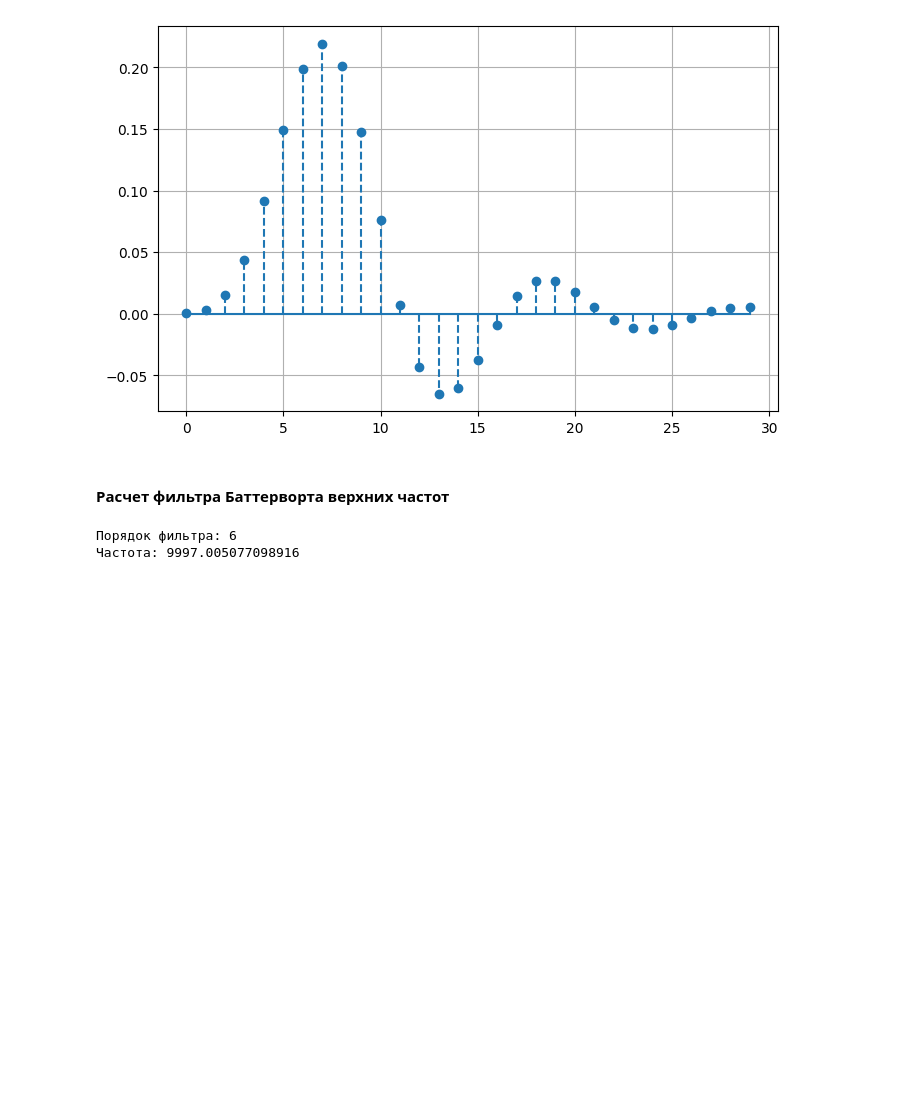
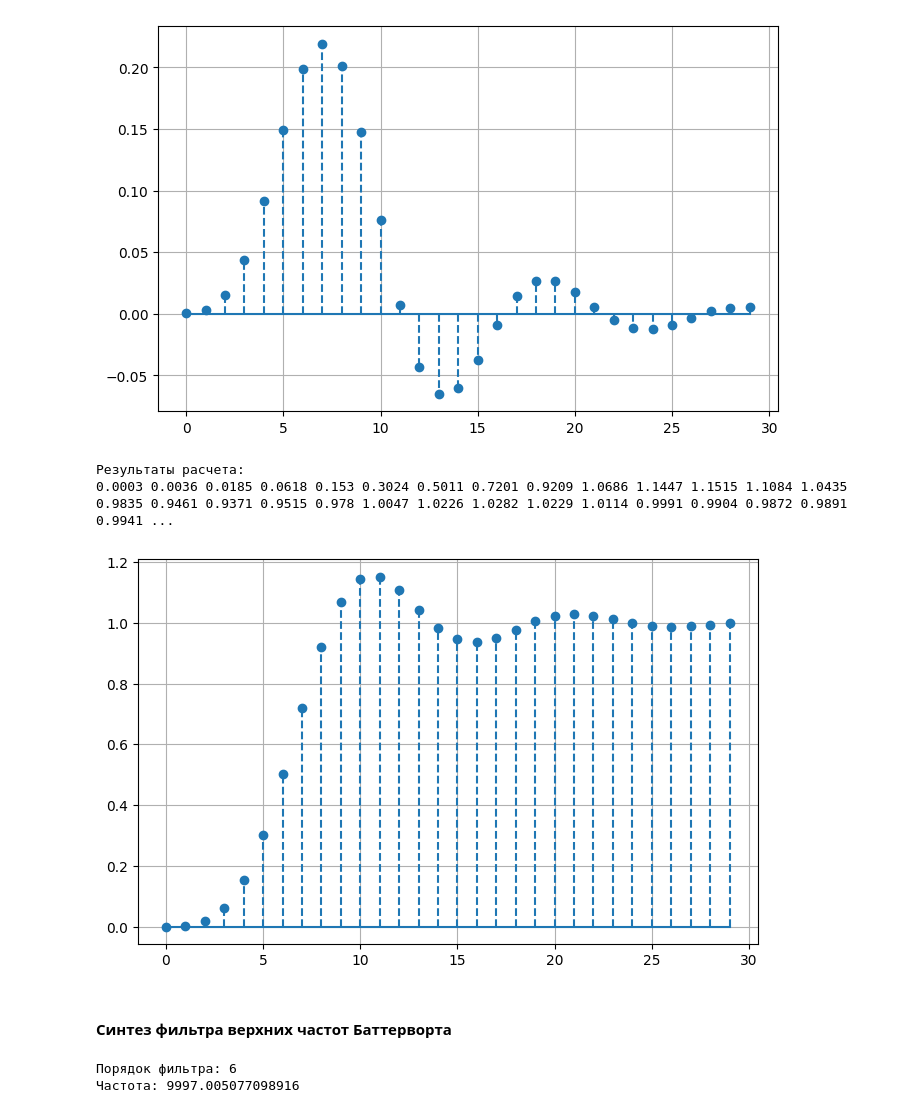
Before and after one commit to sethlearning/DigitalSignalProcessing-II, a Jupyter notebook: Filters/Sinthesyzing/Digital/FilterSynthesizingDigital-1-Butterworth.ipynb, the cells around one changed output. Cells and saved outputs as stored; diff of their text form; code cells hidden in the pictures; blank space fills up the shorter version.

```diff
--- a/Filters/Sinthesyzing/Digital/FilterSynthesizingDigital-1-Butterworth.ipynb
+++ b/Filters/Sinthesyzing/Digital/FilterSynthesizingDigital-1-Butterworth.ipynb
@@ -161,8 +162,32 @@ plt.show()
 Результаты расчета:
 0.0003 0.0033 0.0149 0.0433 0.0912 0.1494 0.1986 0.2191 0.2007 0.1477 0.0762 0.0068 -0.0431 -0.0649 -0.06 -0.0373 -0.009 0.0144 0.0266 0.0267 0.0179 0.0056 -0.0053 -0.0115 -0.0123 -0.0087 -0.0032 0.00 ...
 [figure]
+# %%
+# Переходная характеристика фильтра
+# Возвращаемые значения:
+# t - отсчеты времени, для которых рассчитываются значения
+# y - массив результирующих значений
+# Параметры:
+# b - коэффициенты прямых связей
+# a - коэффициенты обратных связей
+# 1 - шаг временных отсчетов
+# n = количество рассчитываемых отсчетов
+t, y = sp.dstep(system=(b,a,1), n=30)
+
+print('Результаты расчета: ')
+print(*list(np.round(a=y[0][:,0], decimals=4)))
+
+fg, ax = plt.subplots(figsize=(8, 5))
+ax.stem(t,*y, linefmt='C0--', basefmt='C0-')
+# # ax.set(xticks=range(len(x)), yticks=range(0, 40, 5))
+ax.grid()
+plt.show()
+# %% [output]
+Результаты расчета:
+0.0003 0.0036 0.0185 0.0618 0.153 0.3024 0.5011 0.7201 0.9209 1.0686 1.1447 1.1515 1.1084 1.0435 0.9835 0.9461 0.9371 0.9515 0.978 1.0047 1.0226 1.0282 1.0229 1.0114 0.9991 0.9904 0.9872 0.9891 0.9941 ...
+[figure, added]
 # %% [markdown]
-#### Расчет фильтра Баттерворта верхних частот
+#### Синтез фильтра верхних частот Баттерворта
 # %%
 # Расчет порядка цифрового фильтра Баттерворта
 # Возвращаемые значения:
```
Also changed, not shown: parts of 10 cells of this notebook, 9 other files.
